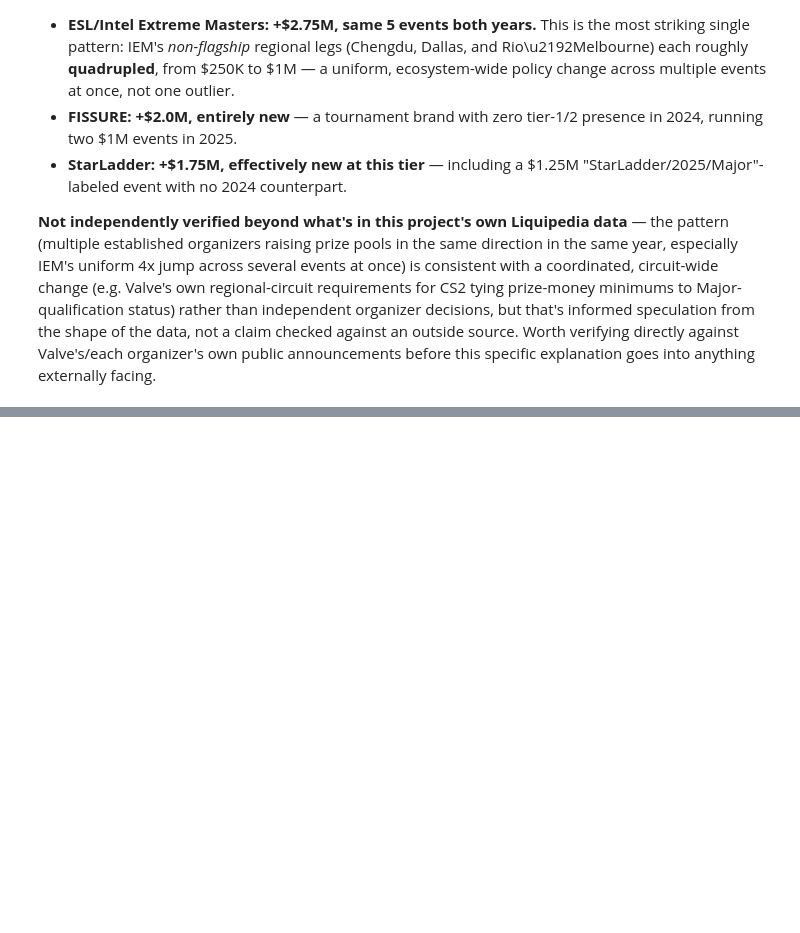
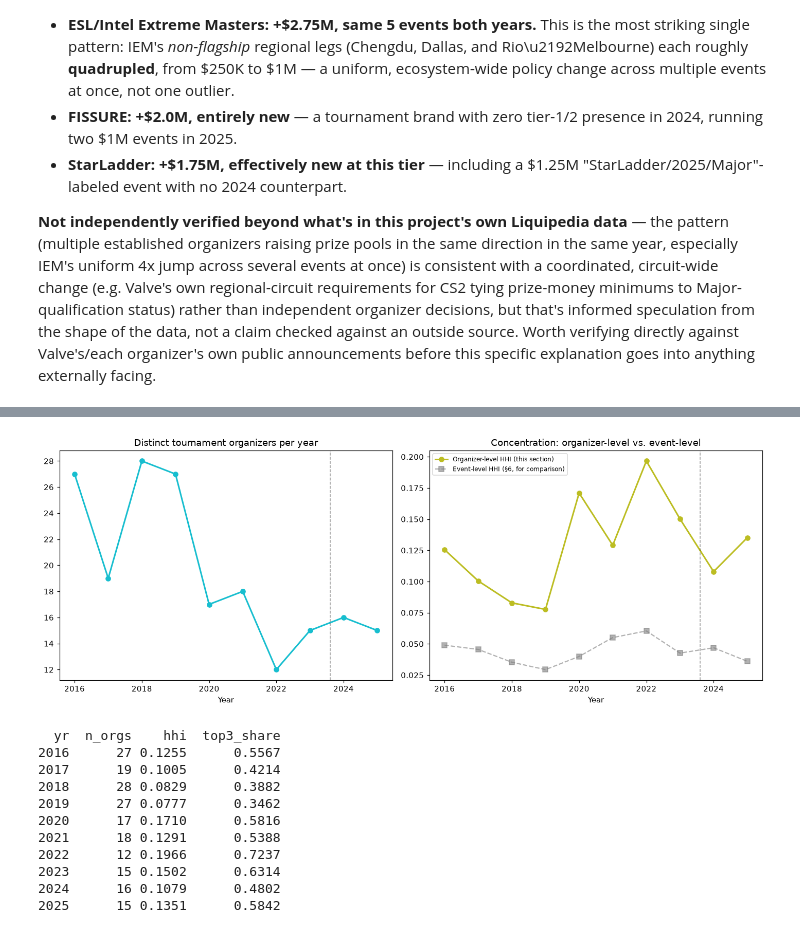
Before and after one commit to JacobH1994/fandomdatapuller, a Jupyter notebook: notebooks/cs_growth_trajectory.ipynb, the cells around one changed output, grey strips where cells are left out. Saved outputs shown, nothing was run; the diff lists cells and outputs as text; code cells hidden in the pictures; blank space fills up the shorter version.

```diff
--- a/notebooks/cs_growth_trajectory.ipynb
+++ b/notebooks/cs_growth_trajectory.ipynb
@@ -859,0 +879,50 @@ externally facing.
+# %%
+def organizer_hhi_by_year() -> pd.DataFrame:
+    rows_out = []
+    for yr in range(2016, 2026):
+        rows = conn.execute(
+            """SELECT liquipedia_page, prize_pool FROM tournaments WHERE title_id='counter_strike'
+               AND tier IN ('1','2','S-Tier','A-Tier') AND start_date LIKE ? AND prize_pool IS NOT NULL AND prize_pool > 0""",
+            (f"{yr}%",),
+        ).fetchall()
+        org_totals = defaultdict(float)
+        for page, pool in rows:
+            org_totals[page.split("/")[0]] += pool
+        result = get_concentration(list(org_totals.values()))
+        rows_out.append({"yr": yr, "n_orgs": len(org_totals), "hhi": result["hhi"], "top3_share": result["top3_share"]})
+    return pd.DataFrame(rows_out)
+
+from collections import defaultdict
+org_conc = organizer_hhi_by_year()
+
+fig, axes = plt.subplots(1, 2, figsize=(13, 5))
+axes[0].plot(org_conc["yr"], org_conc["n_orgs"], "o-", color="#17becf", linewidth=2)
+axes[0].set_title("Distinct tournament organizers per year")
+axes[0].set_xlabel("Year")
+
+axes[1].plot(org_conc["yr"], org_conc["hhi"], "o-", color="#bcbd22", linewidth=2, label="Organizer-level HHI (this section)")
+axes[1].plot(conc["yr"], conc["hhi"], "s--", color="#7f7f7f", linewidth=1.5, alpha=0.6, label="Event-level HHI (\u00a76, for comparison)")
+axes[1].set_title("Concentration: organizer-level vs. event-level")
+axes[1].set_xlabel("Year")
+axes[1].legend(fontsize=8)
+
+for ax in axes:
+    ax.axvline(2023.6, color="black", linestyle="--", linewidth=1, alpha=0.4)
+plt.tight_layout()
+plt.savefig(REPO_ROOT / "notebooks" / "_cs_growth_fig11_organizer_concentration.png", dpi=110)
+plt.show()
+
+print(org_conc.round(4).to_string(index=False))
+# %% [output]
+[figure, added]
+  yr  n_orgs    hhi  top3_share
+2016      27 0.1255      0.5567
+2017      19 0.1005      0.4214
+2018      28 0.0829      0.3882
+2019      27 0.0777      0.3462
+2020      17 0.1710      0.5816
+2021      18 0.1291      0.5388
+2022      12 0.1966      0.7237
+2023      15 0.1502      0.6314
+2024      16 0.1079      0.4802
+2025      15 0.1351      0.5842
```
Also changed, not shown: parts of 11 cells of this notebook, 1 other file.
